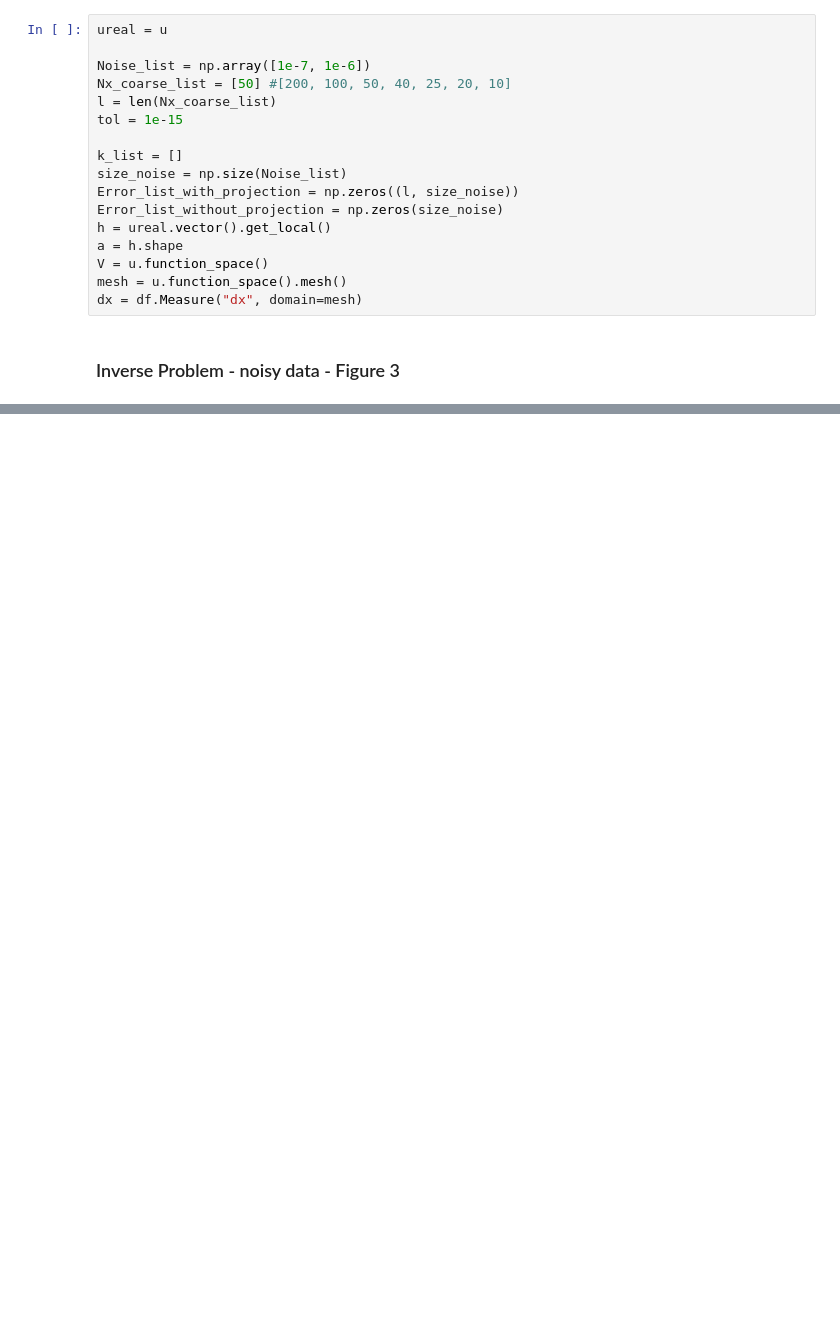
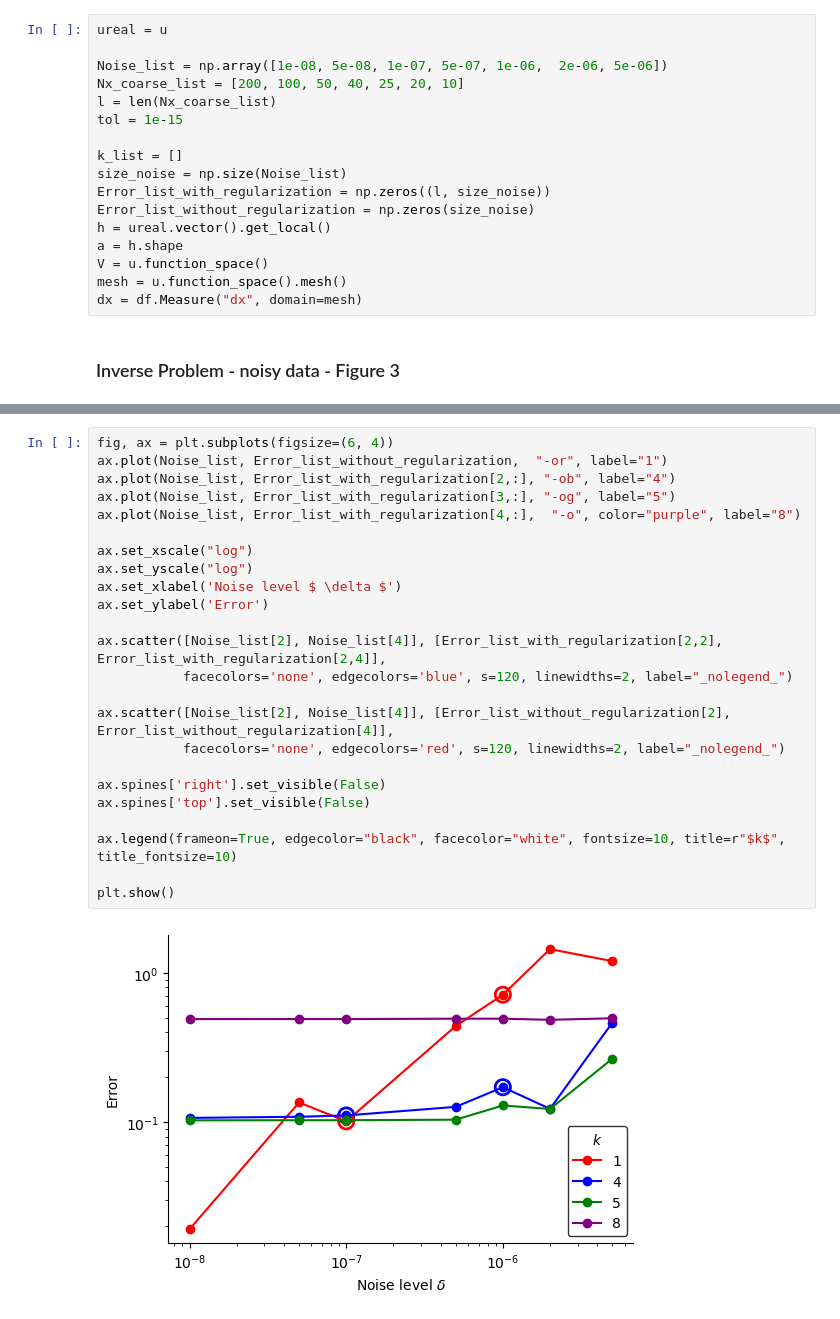
Before and after one commit to nchibli/Curl-Based-Reconstruction-Paper-Demos, a Jupyter notebook: demos/reconstruction.ipynb, the cells around one changed output, grey strips where cells are left out. Saved outputs shown, nothing was run; the diff lists cells and outputs as text; blank space fills up the shorter version.

```diff
--- a/demos/reconstruction.ipynb
+++ b/demos/reconstruction.ipynb
@@ -225,15 +235,15 @@ plt.show()
 # %%
 ureal = u
 
-Noise_list = np.array([1e-7, 1e-6])
-Nx_coarse_list = [50] #[200, 100, 50, 40, 25, 20, 10]
+Noise_list = np.array([1e-08, 5e-08, 1e-07, 5e-07, 1e-06,  2e-06, 5e-06])
+Nx_coarse_list = [200, 100, 50, 40, 25, 20, 10]
 l = len(Nx_coarse_list)
 tol = 1e-15
 
 k_list = []
 size_noise = np.size(Noise_list)
-Error_list_with_projection = np.zeros((l, size_noise))
-Error_list_without_projection = np.zeros(size_noise)
+Error_list_with_regularization = np.zeros((l, size_noise))
+Error_list_without_regularization = np.zeros(size_noise)
 h = ureal.vector().get_local()
 a = h.shape
 V = u.function_space()
@@ -415,0 +421,26 @@ print("Error_without_projection = ", Error_list_without_projection)
+# %%
+fig, ax = plt.subplots(figsize=(6, 4))
+ax.plot(Noise_list, Error_list_without_regularization,  "-or", label="1")
+ax.plot(Noise_list, Error_list_with_regularization[2,:], "-ob", label="4")
+ax.plot(Noise_list, Error_list_with_regularization[3,:], "-og", label="5")
+ax.plot(Noise_list, Error_list_with_regularization[4,:],  "-o", color="purple", label="8")
+
+ax.set_xscale("log")
+ax.set_yscale("log")
+ax.set_xlabel('Noise level $ \delta $')
+ax.set_ylabel('Error')
+
+ax.scatter([Noise_list[2], Noise_list[4]], [Error_list_with_regularization[2,2], Error_list_with_regularization[2,4]],
+           facecolors='none', edgecolors='blue', s=120, linewidths=2, label="_nolegend_")
+
+ax.scatter([Noise_list[2], Noise_list[4]], [Error_list_without_regularization[2], Error_list_without_regularization[4]],
+           facecolors='none', edgecolors='red', s=120, linewidths=2, label="_nolegend_")
+
+ax.spines['right'].set_visible(False)
+ax.spines['top'].set_visible(False)
+
+ax.legend(frameon=True, edgecolor="black", facecolor="white", fontsize=10, title=r"$k$", title_fontsize=10)
+
+plt.show()
+# %% [output]
+[figure, added]
```
Also changed, not shown: parts of 11 cells of this notebook, 3 other files.
